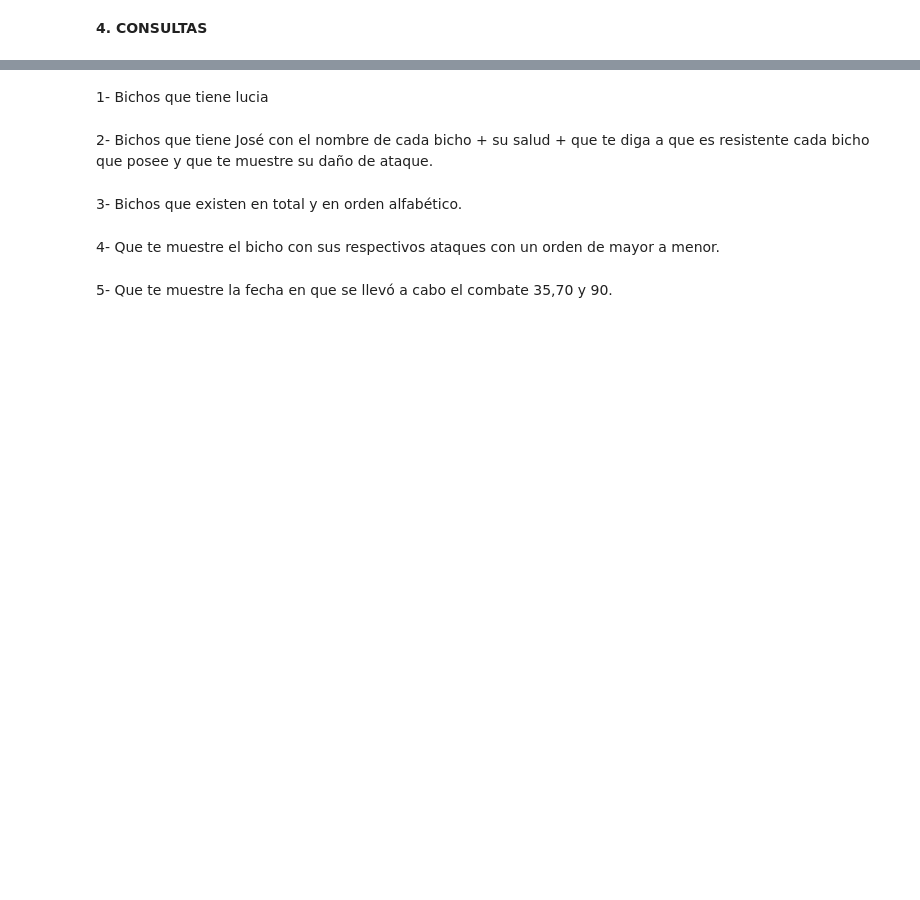
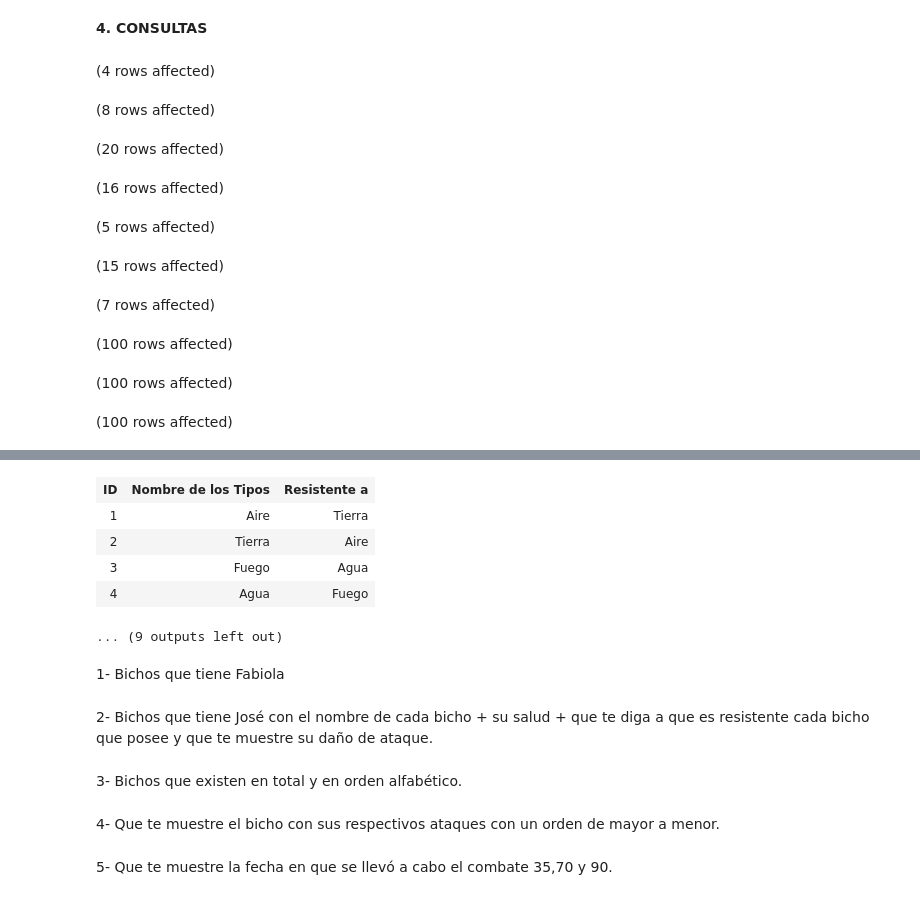
Before and after one commit to luciasanchezm/TallerBD, a Jupyter notebook: Consultas.ipynb, the cells around one changed output, grey strips where cells are left out. Saved outputs shown, nothing was run; the diff lists cells and outputs as text; code cells hidden in the pictures; blank space fills up the shorter version.

```diff
--- a/Consultas.ipynb
+++ b/Consultas.ipynb
@@ -1,6 +1,7 @@
 # %% [markdown]
 **4. CONSULTAS**
 # %%
+USE bichos_de_bosillo
 SELECT
     tipo_id AS 'ID',
     tipo_nombre AS 'Nombre de los Tipos',
@@ -90,3 +91,14 @@ SELECT
     ganador AS 'Ganador'
 FROM Rondas
 ORDER BY combate_id
+# %% [output]
+(4 rows affected)
+(8 rows affected)
+(20 rows affected)
+(16 rows affected)
+(5 rows affected)
+(15 rows affected)
+(7 rows affected)
+(100 rows affected)
+(100 rows affected)
+(100 rows affected)
@@ -93,3 +106,9 @@ ORDER BY combate_id
+| ID | Nombre de los Tipos | Resistente a |
+| 1 | Aire | Tierra |
+| 2 | Tierra | Aire |
+| 3 | Fuego | Agua |
+| 4 | Agua | Fuego |
+... (9 outputs left out)
 # %% [markdown]
-1-	Bichos que tiene lucia
+1-	Bichos que tiene Fabiola
 # %%
```
Also changed, not shown: parts of 23 cells of this notebook.
